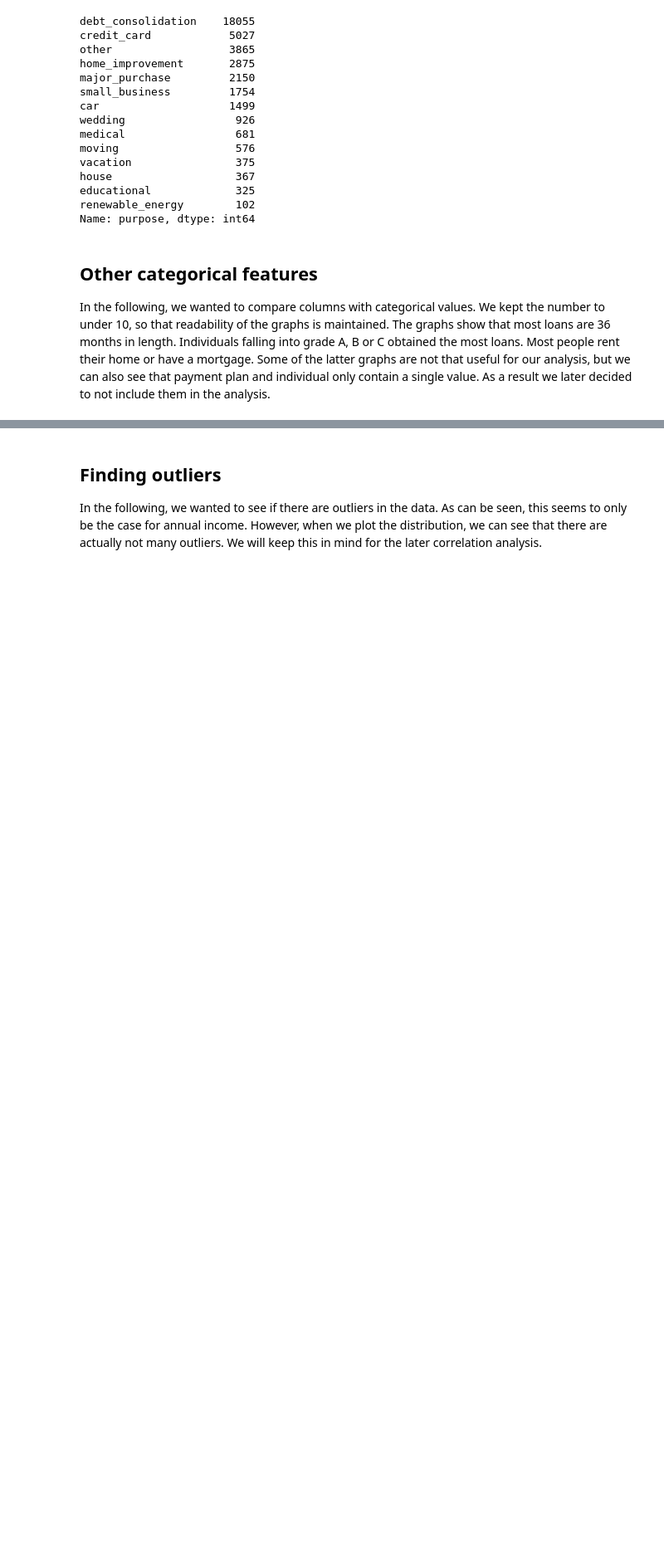
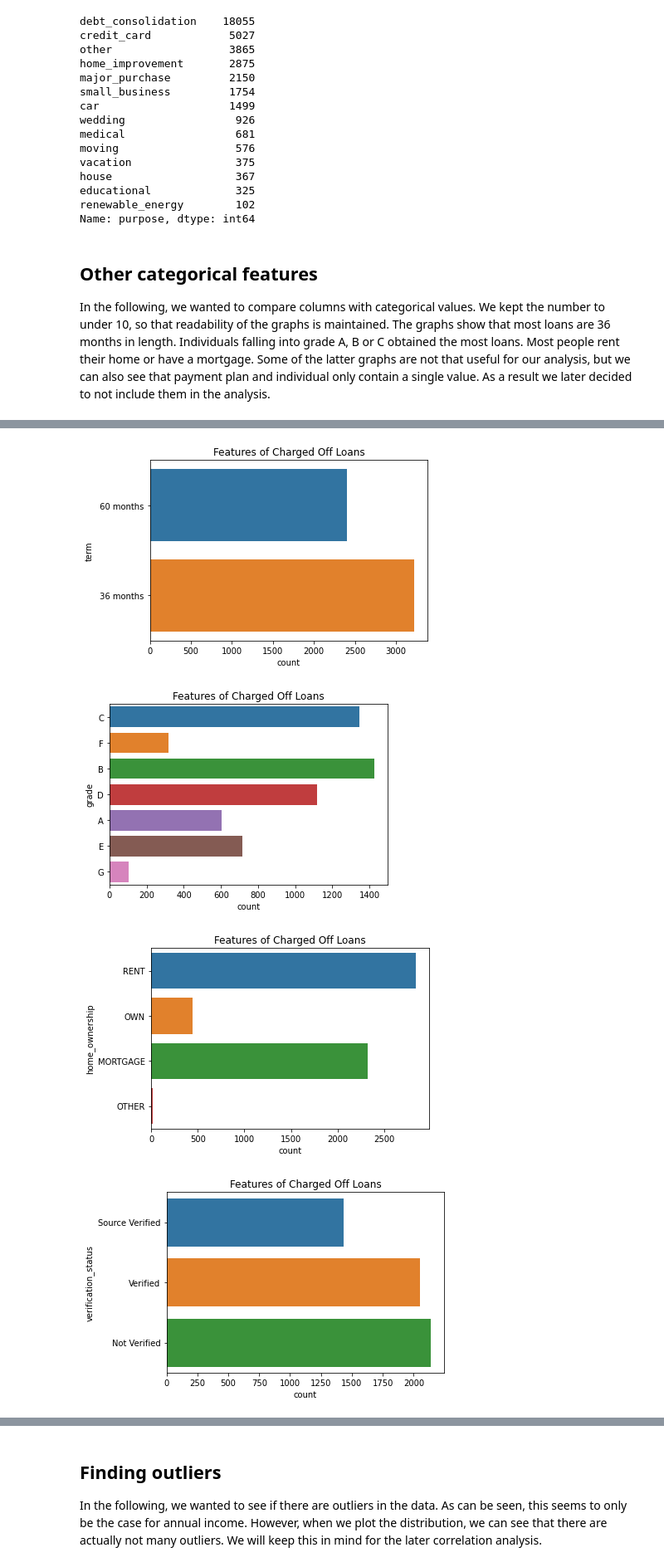
Before and after one commit to GeriNZ/lendingclub, a Jupyter notebook: Beng_Cheong_Cheong.ipynb, the cells around one changed output, grey strips where cells are left out. Shown at 83% size. Saved outputs shown, nothing was run; the diff lists cells and outputs as text; code cells hidden in the pictures; blank space fills up the shorter version.

```diff
--- a/Beng_Cheong_Cheong.ipynb
+++ b/Beng_Cheong_Cheong.ipynb
@@ -280 +279,13 @@ for column in df.select_dtypes(include='object'):
 ValueError: min() arg is an empty sequence
+# %%
+# plotting categorical features with less than 10 classes, to maintain readability in the visualisation
+for column in charged_off.select_dtypes(include='object'):
+    if df[column].nunique() < 10:
+        sns.countplot(y=column, data=charged_off)
+        plt.title('Features of Charged Off Loans')
+        plt.show()
+# %% [output]
+[figure, added]
+[figure, added]
+[figure, added]
+[figure, added]
```
Also changed, not shown: parts of 7 cells of this notebook.
